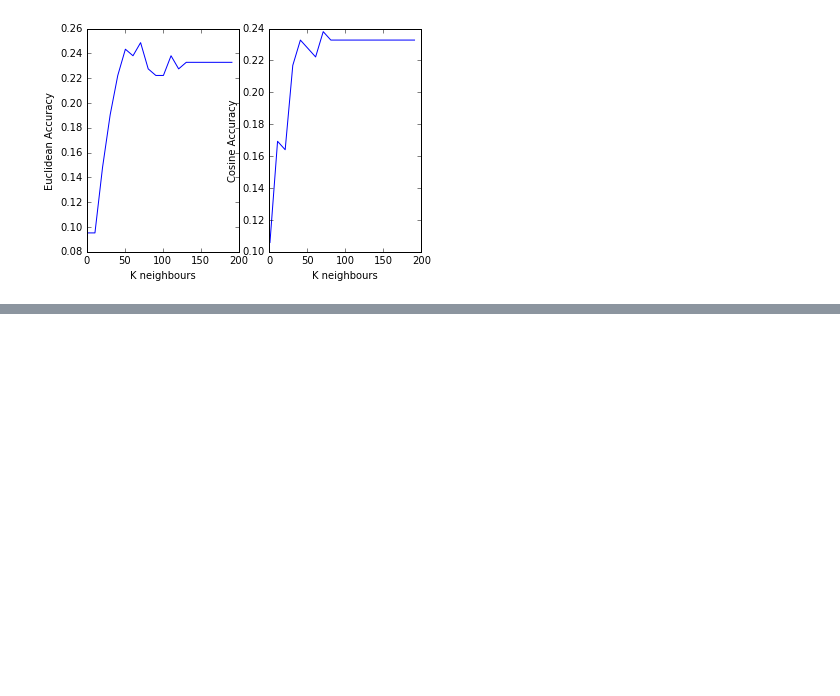
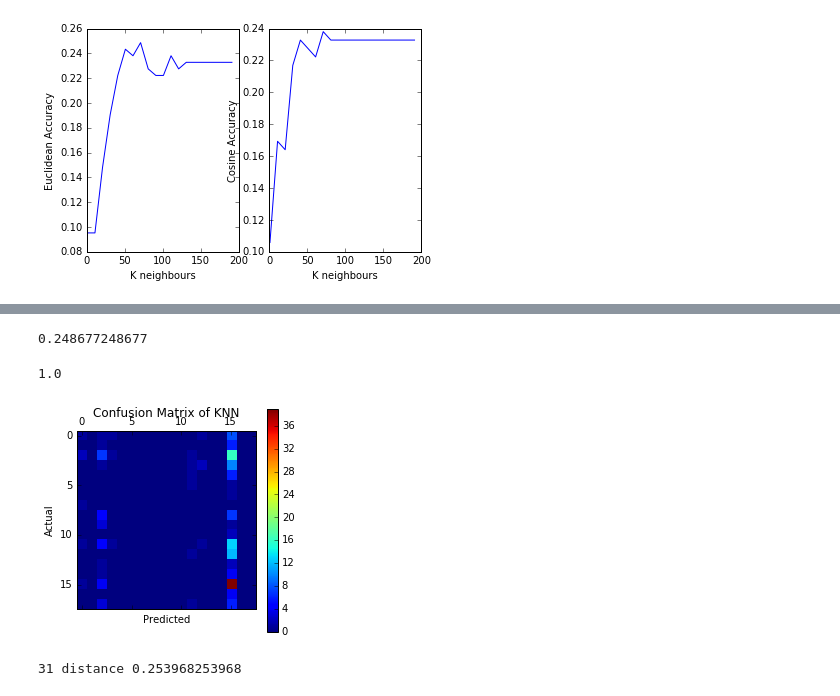
Before and after one commit to shawnchris/csc478, a Jupyter notebook: CSC478_Project_Shan.ipynb, the cells around one changed output, grey strips where cells are left out. Saved outputs shown, nothing was run; the diff lists cells and outputs as text; code cells hidden in the pictures; blank space fills up the shorter version.

```diff
--- a/CSC478_Project_Shan.ipynb
+++ b/CSC478_Project_Shan.ipynb
@@ -333,0 +381,4 @@ plt.show()
+# %%
+min_max_scaler = preprocessing.MinMaxScaler().fit(UR_train)
+UR_train_norm = min_max_scaler.transform(UR_train)
+UR_test_norm = min_max_scaler.transform(UR_test)
@@ -333,0 +397,4 @@ plt.show()
+# %%
+n_neighbors = 70
+knnclf = neighbors.KNeighborsClassifier(n_neighbors, weights='distance')
+knnclf.fit(UR_train_norm, UR_target_train)
@@ -333,0 +405,2 @@ plt.show()
+# %%
+knnpreds_test = knnclf.predict(UR_test_norm)
@@ -333,0 +451,3 @@ plt.show()
+# %%
+knncm = (confusion_matrix(UR_target_test, knnpreds_test))
+print knncm
@@ -333,0 +473,19 @@ plt.show()
+# %%
+print knnclf.score(UR_test_norm, UR_target_test)
+# %% [output]
+0.248677248677
+# %%
+print knnclf.score(UR_train_norm, UR_target_train)
+# %% [output]
+1.0
+# %%
+import matplotlib.pyplot as plt
+%matplotlib inline
+plt.matshow(knncm)
+plt.title('Confusion Matrix of KNN')
+plt.colorbar()
+plt.ylabel('Actual')
+plt.xlabel('Predicted')
+plt.show()
+# %% [output]
+[figure, added]
@@ -333,0 +497,14 @@ plt.show()
+# %%
+bestK = 0
+weight = ''
+bestScore = 0.0
+for k in range(1, 201, 10):
+    for w in ['uniform', 'distance']:
+        score = calcScore(UR_train_norm, UR_test_norm, UR_target_train, UR_target_test, k, w)
+        if score > bestScore:
+            bestScore = score
+            bestK = k
+            weight = w
+print bestK, weight, bestScore
+# %% [output]
+31 distance 0.253968253968
```
Also changed, not shown: parts of 31 cells of this notebook, 1 other file.
